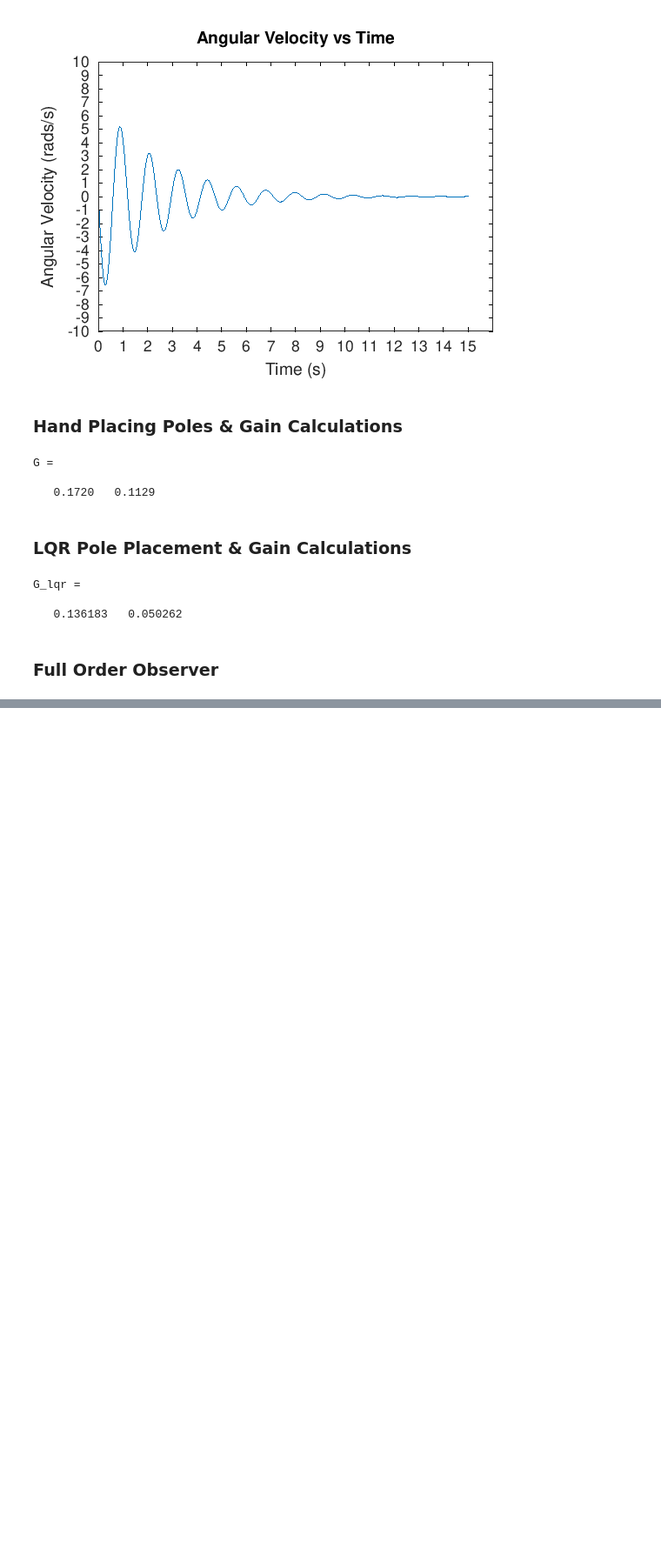
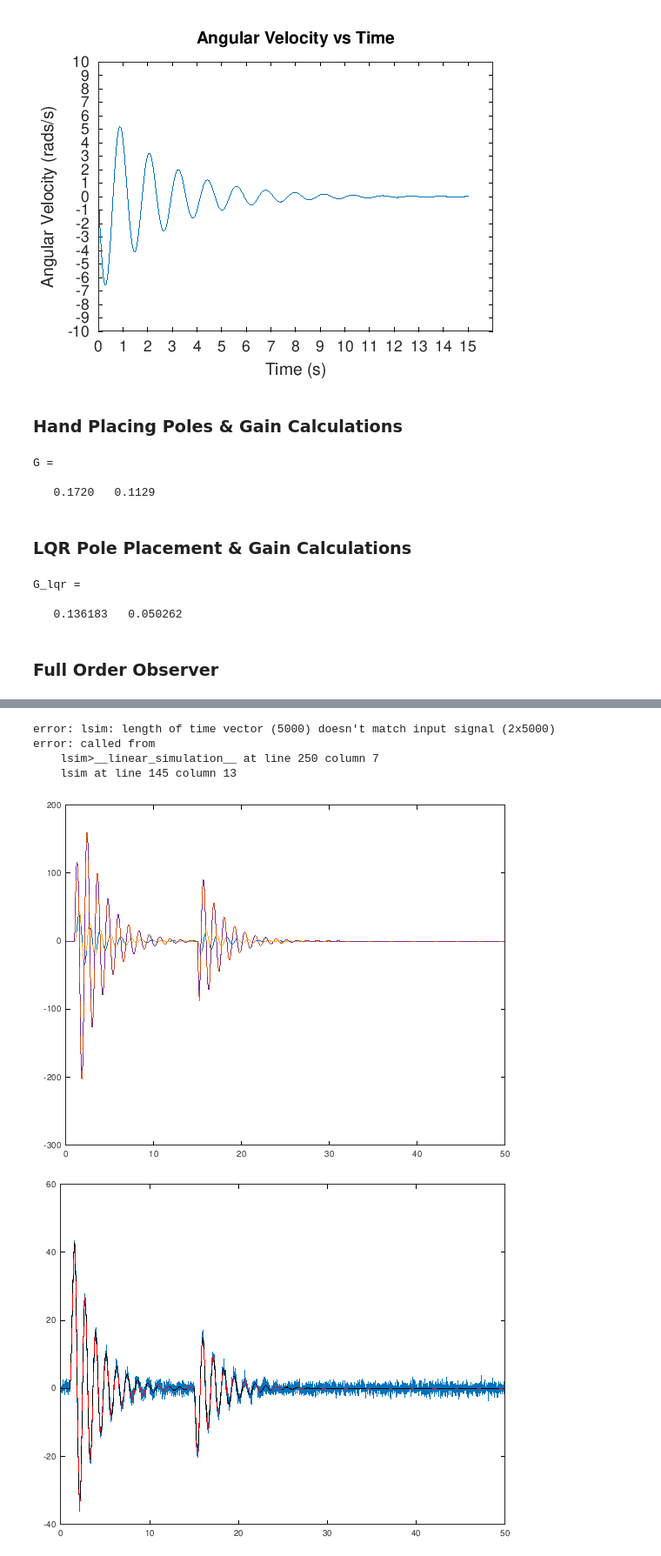
Before and after one commit to matthartpi/Hovercopter, a Jupyter notebook: Hovercopter - General/FullOrderObserver/HoverCopterFullOrdObs.ipynb, the cells around one changed output, grey strips where cells are left out. Shown at 87% size. Drawn from its saved outputs; the diff is of its cells as text; code cells hidden in the pictures; blank space fills up the shorter version.

Commit message:
Copied changes to ...Cpy4.ipynb to HoverCopterFullOrdObs.ipynb

```diff
--- a/Hovercopter - General/FullOrderObserver/HoverCopterFullOrdObs.ipynb
+++ b/Hovercopter - General/FullOrderObserver/HoverCopterFullOrdObs.ipynb
@@ -316,0 +316,28 @@ numUnobservableStates = 0
+# %%
+
+dt = .01;
+t = dt:dt:50;
+%tr = [t;t;t];
+uDIST = randn(2,size(t,2));
+uNOISE = randn(size(t));
+u=0*t;
+u(100:150) = 5.5;
+u(1500:1520) = -4.5;
+uAUG = [u; Vd*Vd*uDIST;uNOISE]';
+
+[y,lkj,x] = lsim(sysC,uAUG,t);
+plot(lkj,y)
+[xtrue,t] = lsim(sysFull,uAUG,t);
+hold on
+plot(t,xtrue(:,1),'r','LineWidth',2.0)
+[x,t] = lsim(sysKF,[u;y'],t);
+plot(t,x(:,1),'k--','LineWidth',2.0)
+figure
+plot(t,xtrue,'-',t,x,'--','LineWidth',2)
+# %% [output]
+error: lsim: length of time vector (5000) doesn't match input signal (2x5000)
+error: called from
+    lsim>__linear_simulation__ at line 250 column 7
+    lsim at line 145 column 13
+[figure, added]
+[figure, added]
```
Also changed, not shown: parts of 1 cell of this notebook.
